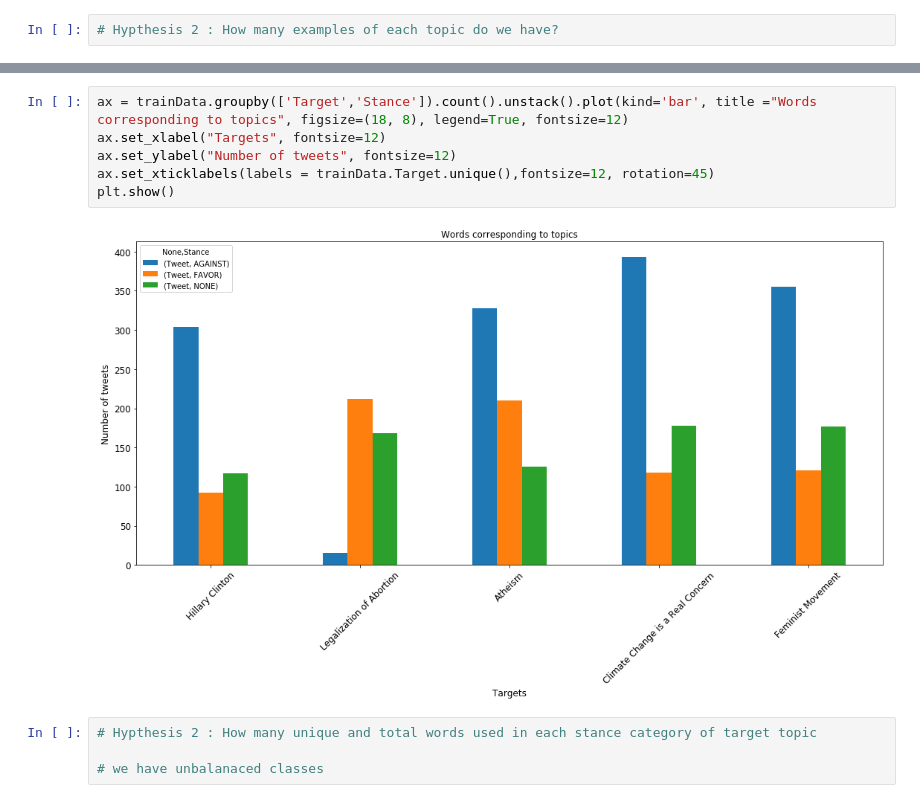
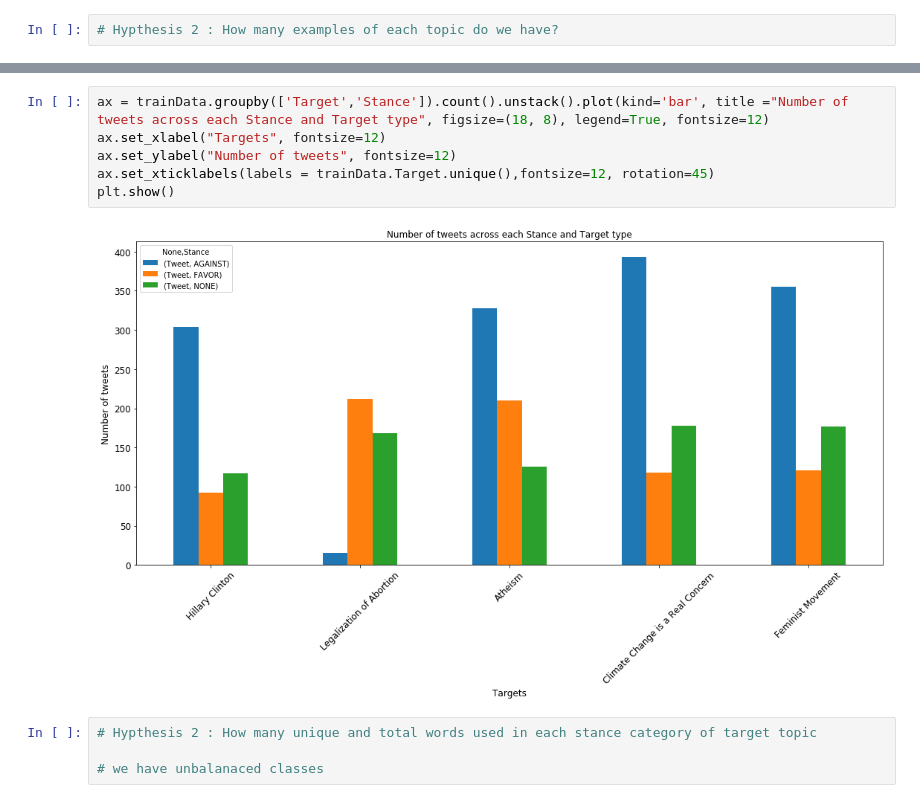
Before and after one commit to HaiderSS/Stance-Classification-in-Tweets, a Jupyter notebook: Text preprocessing and Visualisation.ipynb, the cells around one changed output, grey strips where cells are left out. Cells and saved outputs as stored; diff of their text form.

```diff
--- a/Text preprocessing and Visualisation.ipynb
+++ b/Text preprocessing and Visualisation.ipynb
@@ -360,11 +385,11 @@ Name: Tweet, dtype: int64
 # %%
-ax = trainData.groupby(['Target','Stance']).count().unstack().plot(kind='bar', title ="Words corresponding to topics", figsize=(18, 8), legend=True, fontsize=12)
+ax = trainData.groupby(['Target','Stance']).count().unstack().plot(kind='bar', title ="Number of tweets across each Stance and Target type", figsize=(18, 8), legend=True, fontsize=12)
 ax.set_xlabel("Targets", fontsize=12)
 ax.set_ylabel("Number of tweets", fontsize=12)
 ax.set_xticklabels(labels = trainData.Target.unique(),fontsize=12, rotation=45)
 plt.show()
 # %% [output]
-[figure, old version]
+[figure, new version]
 # %%
 # Hypthesis 2 : How many unique and total words used in each stance category of target topic
 
```
Also changed, not shown: parts of 26 cells of this notebook, 3 other files.
